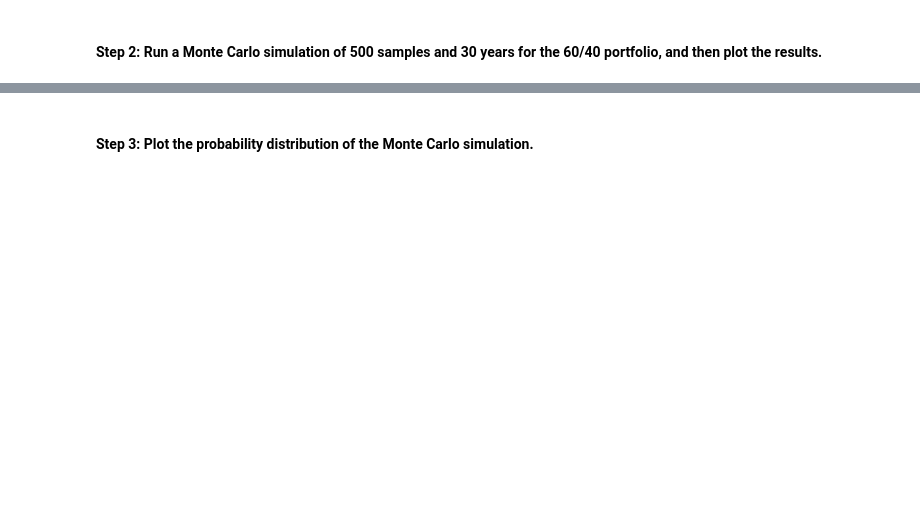
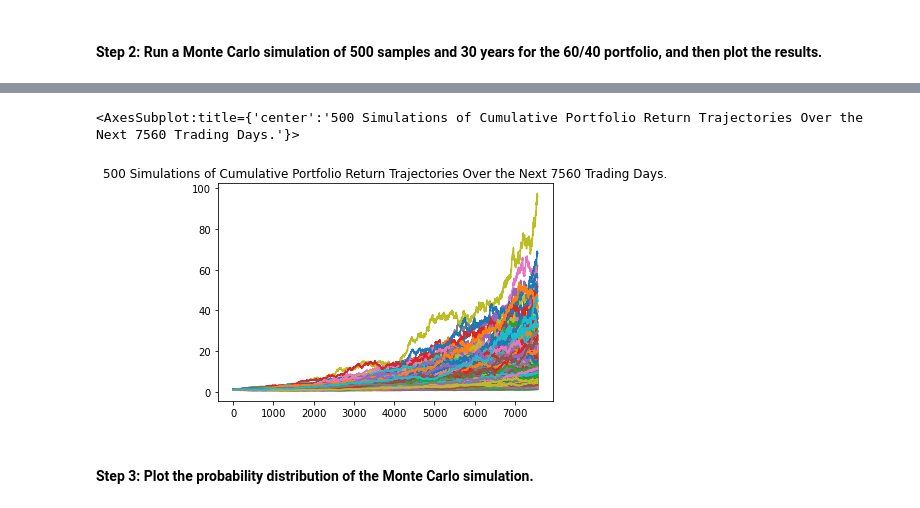
Before and after one commit to nssensalo/Challenge-5, a Jupyter notebook: financial_planning_tools.ipynb, the cells around one changed output, grey strips where cells are left out. Drawn from its saved outputs; the diff is of its cells as text; code cells hidden in the pictures; blank space fills up the shorter version.

```diff
--- a/financial_planning_tools.ipynb
+++ b/financial_planning_tools.ipynb
@@ -417,19 +448,27 @@ In this section, you’ll use the MCForecastTools library to create a Monte Carl
 # %%
 # Set start and end dates of 3 years back from your current date
 # Alternatively, you can use an end date of 2020-08-07 and work 3 years back from that date
-# YOUR CODE HERE
-# YOUR CODE HERE
+start_date = pd.Timestamp("2017-08-07", tz="America/New_York").isoformat()
+end_date = pd.Timestamp("2020-08-07", tz="America/New_York").isoformat()
+
 
 # Set number of rows to 1000 to retrieve the maximum amount of rows
-# YOUR CODE HERE
+limit=1000
 # %%
 # Use the Alpaca get_barset function to make the API call to get the 3 years worth of pricing data
 # The tickers and timeframe parameters should have been set in Part 1 of this activity
 # The start and end dates should be updated with the information set above
 # Remember to add the df property to the end of the call so the response is returned as a DataFrame
-# YOUR CODE HERE
+mc_simulation_SPY_AGG_df = alpaca.get_barset(
+    tickers,
+    timeframe,
+    start = start_date,
+    end = end_date,
+    limit=limit
+
+).df
 
 
 # Display both the first and last five rows of the DataFrame
-# YOUR CODE HERE
-# YOUR CODE HERE
+display(mc_simulation_SPY_AGG_df.head())
+display(mc_simulation_SPY_AGG_df.tail())
@@ -439,7 +495,13 @@ In this section, you’ll use the MCForecastTools library to create a Monte Carl
 # Configure the Monte Carlo simulation to forecast 30 years cumulative returns
 # The weights should be split 40% to AGG and 60% to SPY.
 # Run 500 samples.
-# YOUR CODE HERE
+simulation_30_year = MCSimulation(
+    portfolio_data = mc_simulation_SPY_AGG_df,
+    weights = [.40,.60],
+    num_simulation = 500,
+    num_trading_days = 252*30
+)
+
 
 # Review the simulation input data
-# YOUR CODE HERE
+simulation_30_year.portfolio_data.head()
@@ -449,7 +551,10 @@ In this section, you’ll use the MCForecastTools library to create a Monte Carl
 # %%
 # Visualize the 30-year Monte Carlo simulation by creating an
 # overlay line plot
-# YOUR CODE HERE
+simulation_30_year.plot_simulation()
+# %% [output]
+<AxesSubplot:title={'center':'500 Simulations of Cumulative Portfolio Return Trajectories Over the Next 7560 Trading Days.'}>
+[figure, added]
 # %% [markdown]
 #### Step 3: Plot the probability distribution of the Monte Carlo simulation.
 # %%
```
Also changed, not shown: parts of 36 cells of this notebook, 1 other file.
